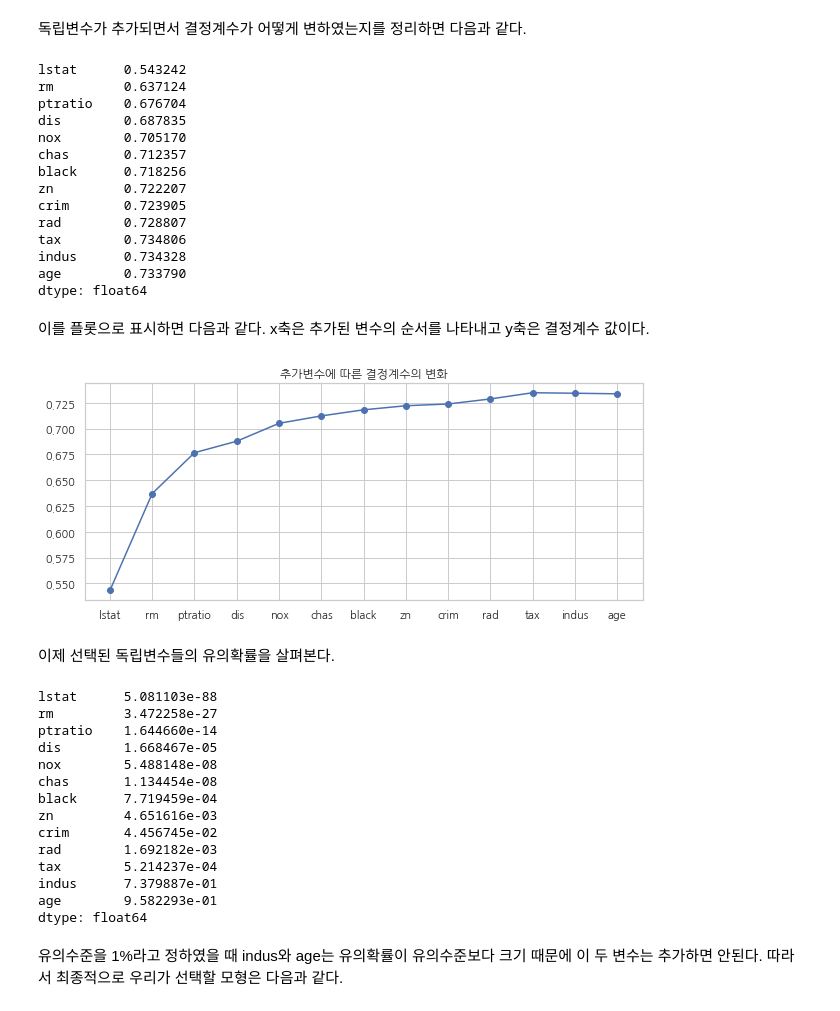
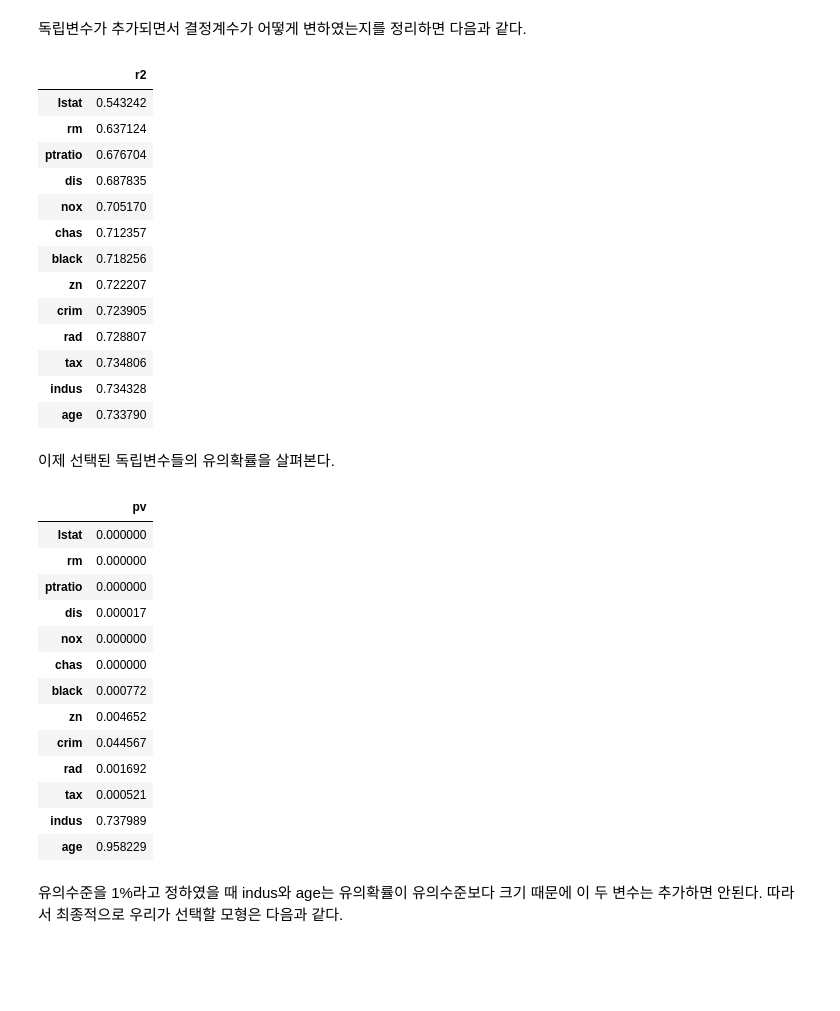
Before and after one commit to datascienceschool/book_data_analysis, a Jupyter notebook: _sources/ch03/03_07.ipynb, the cells around one changed output. Cells and saved outputs as stored; diff of their text form; code cells hidden in the pictures; blank space fills up the shorter version.

```diff
--- a/_sources/ch03/03_07.ipynb
+++ b/_sources/ch03/03_07.ipynb
@@ -168,52 +168,43 @@ last_result.model.formula
 # %% [markdown]
 독립변수가 추가되면서 결정계수가 어떻게 변하였는지를 정리하면 다음과 같다.
 # %%
-s_r2 = pd.Series(r2s, index=sel_ns)
-s_r2
+df_r2 = pd.DataFrame({"r2": r2s}, index=sel_ns)
+df_r2.style.bar()
 # %% [output]
-lstat      0.543242
-rm         0.637124
-ptratio    0.676704
-dis        0.687835
-nox        0.705170
-chas       0.712357
-black      0.718256
-zn         0.722207
-crim       0.723905
-rad        0.728807
-tax        0.734806
-indus      0.734328
-age        0.733790
-dtype: float64
+|  | r2 |
+| lstat | 0.543242 |
+| rm | 0.637124 |
+| ptratio | 0.676704 |
+| dis | 0.687835 |
+| nox | 0.705170 |
+| chas | 0.712357 |
+| black | 0.718256 |
+| zn | 0.722207 |
+| crim | 0.723905 |
+| rad | 0.728807 |
+| tax | 0.734806 |
+| indus | 0.734328 |
+| age | 0.733790 |
-# %% [markdown]
-이를 플롯으로 표시하면 다음과 같다. x축은 추가된 변수의 순서를 나타내고 y축은 결정계수 값이다.
-# %%
-ax = s_r2.plot(marker="o", title="추가변수에 따른 결정계수의 변화", figsize=(10, 4))
-ax.set_xticks(range(len(s_r2))) # 모든 x 라벨을 표시하기 위한 코드
-ax.set_xticklabels(s_r2.index)
-plt.show()
-# %% [output]
-[figure, removed]
 # %% [markdown]
 이제 선택된 독립변수들의 유의확률을 살펴본다.
 # %%
-s_pv = pd.Series(pvs, index=sel_ns)
-s_pv
+df_pv = pd.DataFrame({"pv": pvs}, index=sel_ns)
+df_pv.style.bar()
 # %% [output]
-lstat      5.081103e-88
-rm         3.472258e-27
-ptratio    1.644660e-14
-dis        1.668467e-05
-nox        5.488148e-08
-chas       1.134454e-08
-black      7.719459e-04
-zn         4.651616e-03
-crim       4.456745e-02
-rad        1.692182e-03
-tax        5.214237e-04
-indus      7.379887e-01
-age        9.582293e-01
-dtype: float64
+|  | pv |
+| lstat | 0.000000 |
+| rm | 0.000000 |
+| ptratio | 0.000000 |
+| dis | 0.000017 |
+| nox | 0.000000 |
+| chas | 0.000000 |
+| black | 0.000772 |
+| zn | 0.004652 |
+| crim | 0.044567 |
+| rad | 0.001692 |
+| tax | 0.000521 |
+| indus | 0.737989 |
+| age | 0.958229 |
 # %% [markdown]
 유의수준을 1%라고 정하였을 때 indus와 age는 유의확률이 유의수준보다 크기 때문에 이 두 변수는 추가하면 안된다. 따라서 최종적으로 우리가 선택할 모형은 다음과 같다.
 # %%
```
Also changed, not shown: parts of 2 cells of this notebook, 2 other files.
